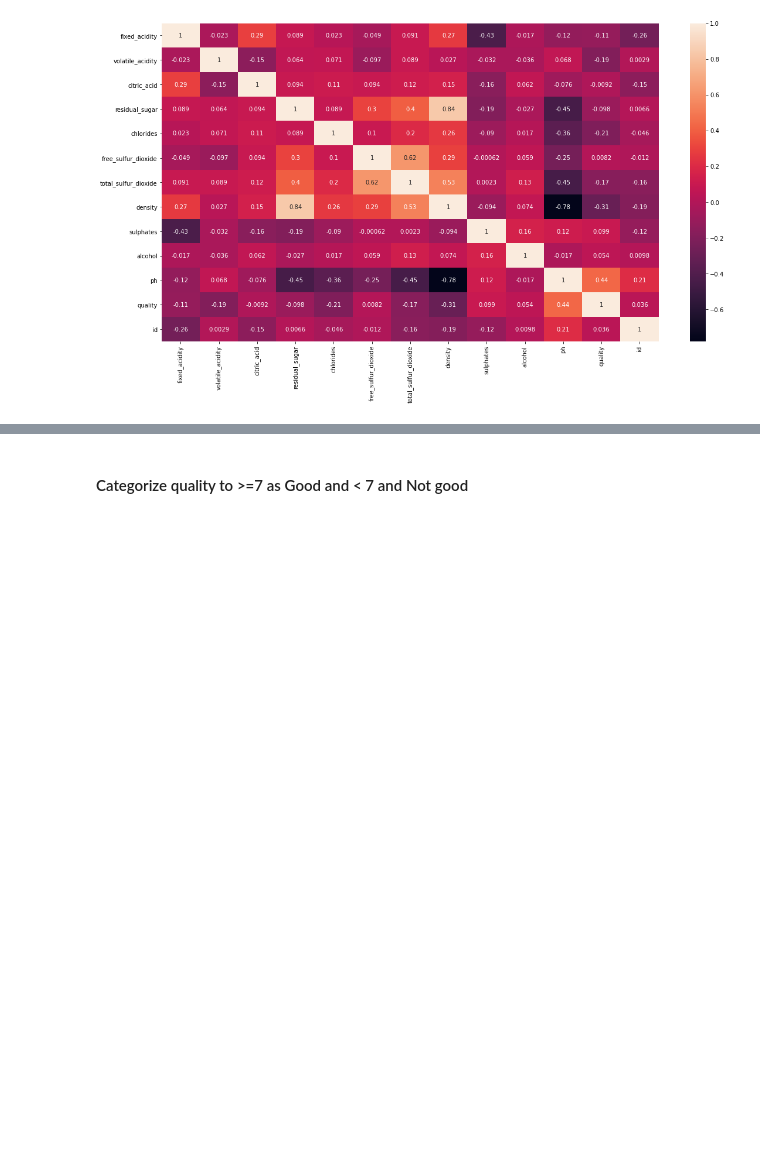
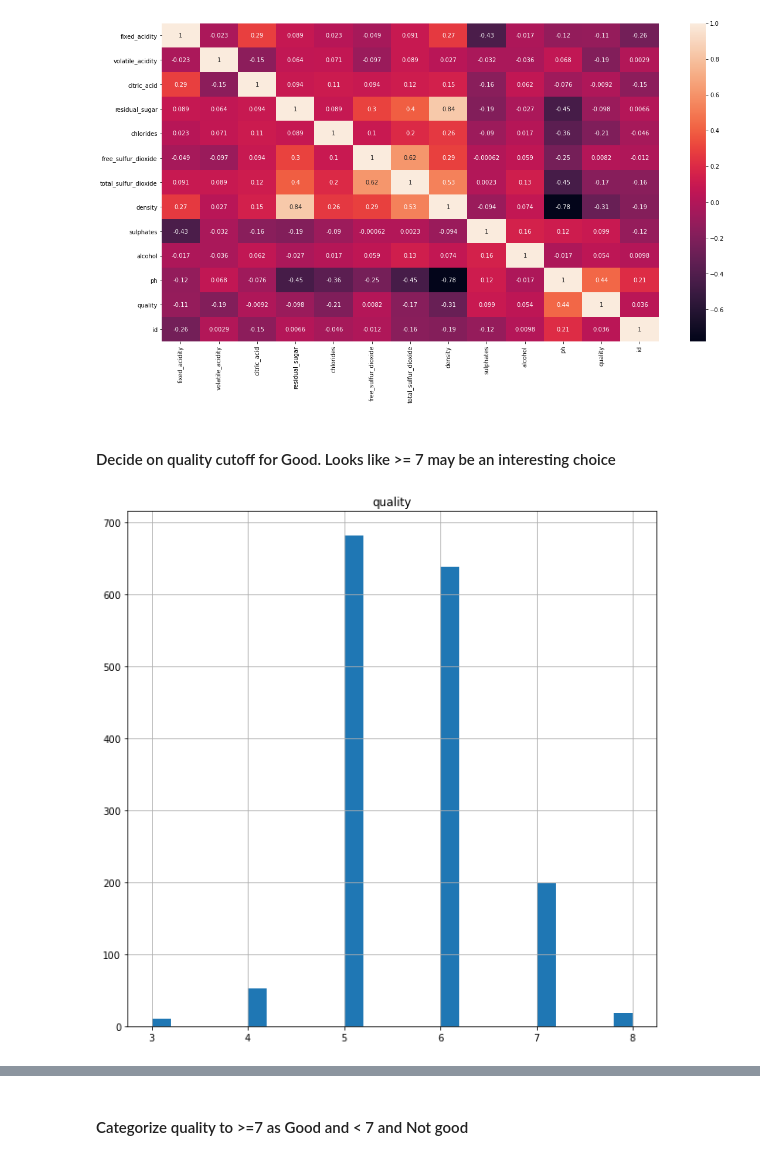
Before and after one commit to Qian8988/Final-Project-Team-7, a Jupyter notebook: all_models_EDA.ipynb, the cells around one changed output, grey strips where cells are left out. Drawn from its saved outputs; the diff is of its cells as text; code cells hidden in the pictures; blank space fills up the shorter version.

```diff
--- a/all_models_EDA.ipynb
+++ b/all_models_EDA.ipynb
@@ -121,3 +130,11 @@ sns.heatmap(white_df.corr(),annot=True)
 plt.show()
 # %% [output]
 [figure]
+# %% [markdown]
+#### Decide on quality cutoff for Good. Looks like >= 7 may be an interesting choice
+# %%
+red_df.hist(bins=25,figsize=(10,10),column=['quality'])
+# display histogram
+plt.show()
+# %% [output]
+[figure, added]
```
Also changed, not shown: parts of 13 cells of this notebook, 2 other files.
